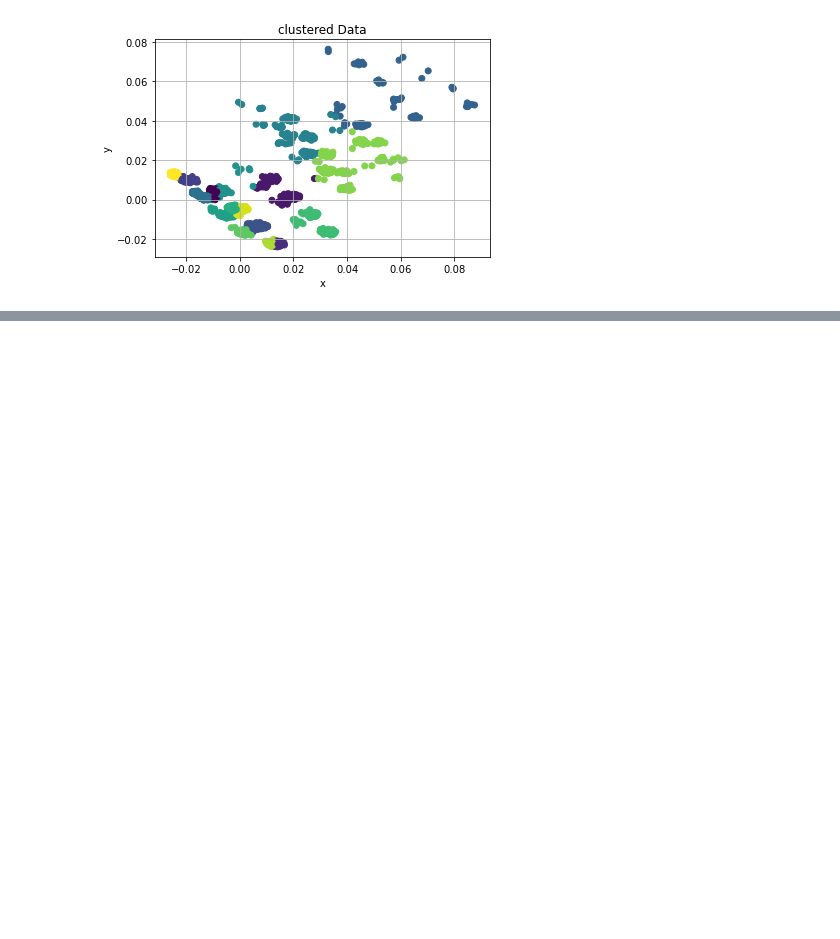
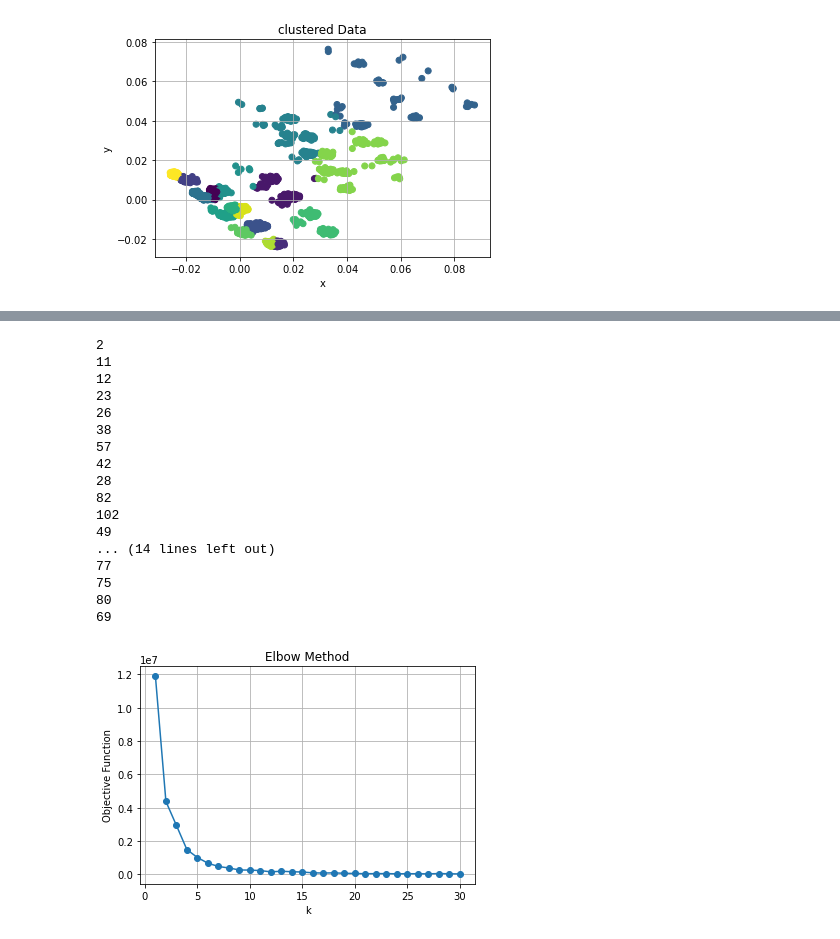
Before and after one commit to batataazul/projects_MachineLearning, a Jupyter notebook: project1/Notebooks/kMeans.ipynb, the cells around one changed output, grey strips where cells are left out. Cells and saved outputs as stored; diff of their text form; code cells hidden in the pictures; blank space fills up the shorter version.

```diff
--- a/project1/Notebooks/kMeans.ipynb
+++ b/project1/Notebooks/kMeans.ipynb
@@ -353,0 +420,21 @@ print2d(results3[16],"../images/clusteredPCADataK17.png")
+# %%
+results3 = elbow(pcaDataset,"../images/ElbowPCAK.png",30)
+# %% [output]
+2
+11
+12
+23
+26
+38
+57
+42
+28
+82
+102
+49
+... (14 lines left out)
+77
+75
+80
+69
+[figure, added]
```
Also changed, not shown: parts of 8 cells of this notebook, 9 other files.
